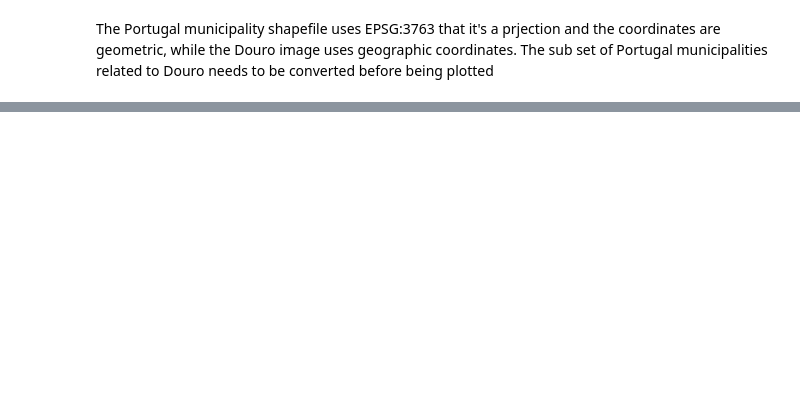
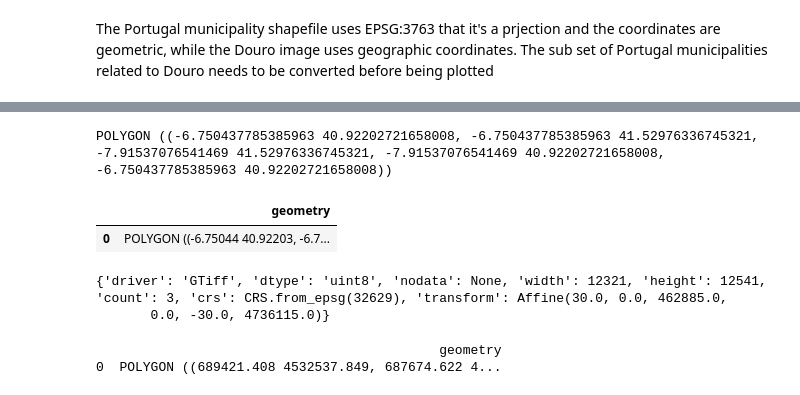
Before and after one commit to Poseidone1/wine_project, a Jupyter notebook: Wine_Analysis.ipynb, the cells around one changed output, grey strips where cells are left out. Cells and saved outputs as stored; diff of their text form; code cells hidden in the pictures; blank space fills up the shorter version.

```diff
--- a/Wine_Analysis.ipynb
+++ b/Wine_Analysis.ipynb
@@ -230,0 +328,18 @@ with rio.open(douro_path+"Sat_images/Douro_region_Mosaic.tif", "w", **out_meta)
+# %%
+xmin, ymin, xmax, ymax = douro_gdf.total_bounds
+bbox = box(xmin, ymin, xmax, ymax)
+print(bbox)
+# %% [output]
+POLYGON ((-6.750437785385963 40.92202721658008, -6.750437785385963 41.52976336745321, -7.91537076541469 41.52976336745321, -7.91537076541469 40.92202721658008, -6.750437785385963 40.92202721658008))
+# %%
+geo = gpd.GeoDataFrame({'geometry': bbox}, index=[0],crs="4258")
+# %%
+geo
+# %% [output]
+|  | geometry |
+| 0 | POLYGON ((-6.75044 40.92203, -6.7... |
+# %%
+print(dataset.meta)
+# %% [output]
+{'driver': 'GTiff', 'dtype': 'uint8', 'nodata': None, 'width': 12321, 'height': 12541, 'count': 3, 'crs': CRS.from_epsg(32629), 'transform': Affine(30.0, 0.0, 462885.0,
+       0.0, -30.0, 4736115.0)}
@@ -230,0 +348,5 @@ with rio.open(douro_path+"Sat_images/Douro_region_Mosaic.tif", "w", **out_meta)
+# %%
+print(geo)
+# %% [output]
+                                            geometry
+0  POLYGON ((689421.408 4532537.849, 687674.622 4...
```
Also changed, not shown: parts of 28 cells of this notebook.
